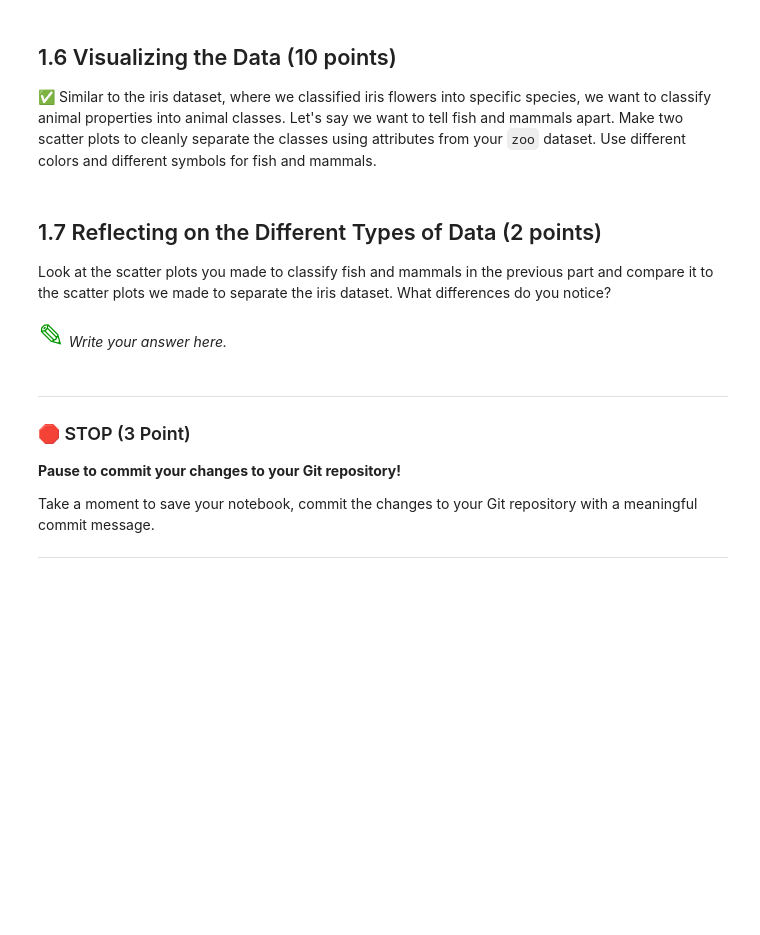
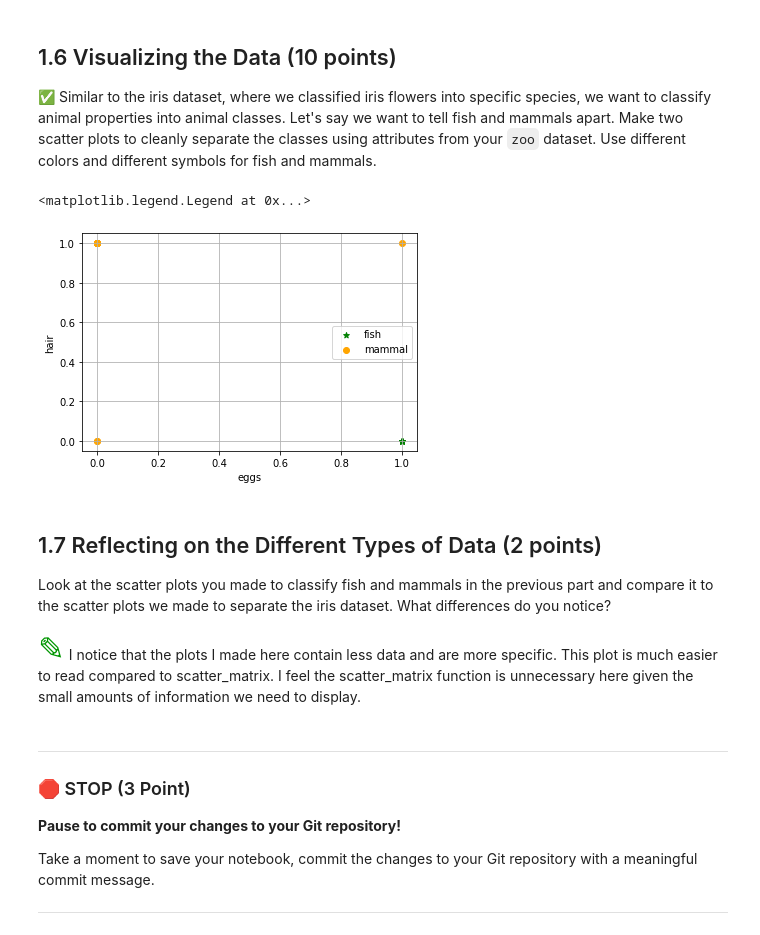
Before and after one commit to locknane/cmse202-s23-turnin, a Jupyter notebook: HW-02_PandasAndObjects-STUDENT.ipynb, the cells around one changed output. Cells and saved outputs as stored; diff of their text form; code cells hidden in the pictures; blank space fills up the shorter version.

```diff
--- a/HW-02_PandasAndObjects-STUDENT.ipynb
+++ b/HW-02_PandasAndObjects-STUDENT.ipynb
@@ -81,3 +90,13 @@ Look at both datasets (`class.csv`, `zoo.csv`). Describe the contents of both da
 &#9989; Use pandas to read in the `zoo.csv` and `class.csv` files into DataFrames.
 # %%
 #Write code here
+
+import pandas as pd
+from pandas.plotting import scatter_matrix
+%matplotlib inline
+
+
+zoo_df = pd.read_csv('zoo.csv')
+class_df = pd.read_csv('class.csv')
+
+zoo_df
@@ -93,12 +159,26 @@ Look back in the PCA/ICA and see how we used `groupby` to find the number of Iri
 &#9989; Similar to the iris dataset, where we classified iris flowers into specific species, we want to classify animal properties into animal classes. Let's say we want to tell fish and mammals apart. Make two scatter plots to cleanly separate the classes using attributes from your `zoo` dataset. Use different colors and different symbols for fish and mammals.
 # %%
 #Write your code here
+import matplotlib.pyplot as plt
+mammal = zoo_df [ zoo_df['class_type'] == 1 ]
+fish = zoo_df [ zoo_df['class_type'] == 4 ]
+
+plt.scatter( fish['eggs'] , fish['hair'] , color='green' , label='fish' , marker='*' )
+plt.scatter( mammal['eggs'] , mammal['hair'] , color='orange' , label='mammal' )
+
+plt.xlabel('eggs')
+plt.ylabel('hair')
+plt.grid()
+plt.legend()
+# %% [output]
+<matplotlib.legend.Legend at 0x...>
+[figure, added]
 # %% [markdown]
 ## 1.7 Reflecting on the Different Types of Data (2 points)
 
 Look at the scatter plots you made to classify fish and mammals in the previous part and compare it to the scatter plots we made to separate the iris dataset. What differences do you notice?
 # %% [markdown]
-<font size=6 color="#009600">&#9998;</font> *Write your answer here.*
+<font size=6 color="#009600">&#9998;</font> I notice that the plots I made here contain less data and are more specific.  This plot is much easier to read compared to scatter_matrix.  I feel the scatter_matrix function is unnecessary here given the small amounts of information we need to display.
 # %% [markdown]
 ---
 ### &#128721; STOP (3 Point)
```
Also changed, not shown: parts of 9 cells of this notebook.
